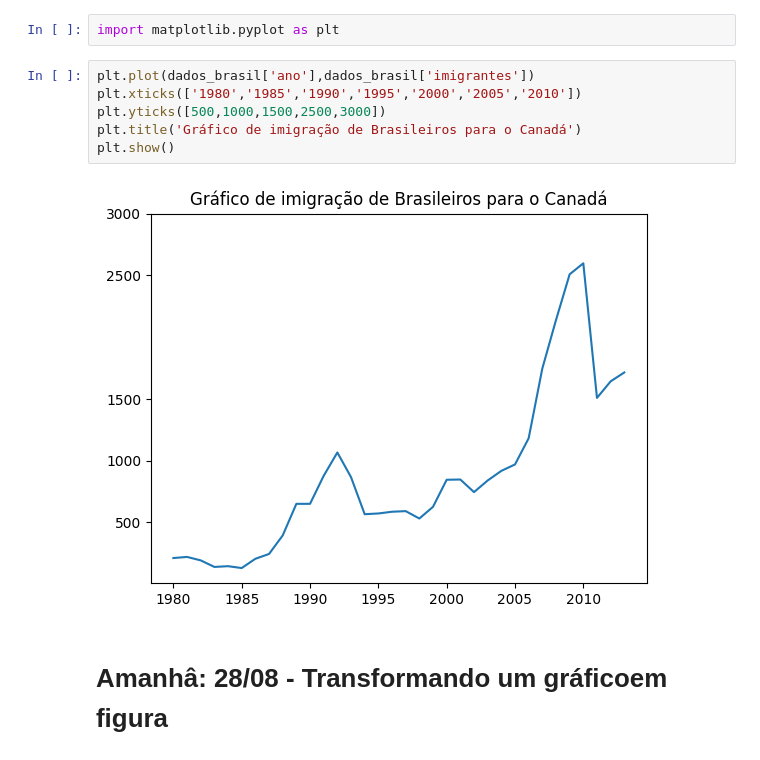
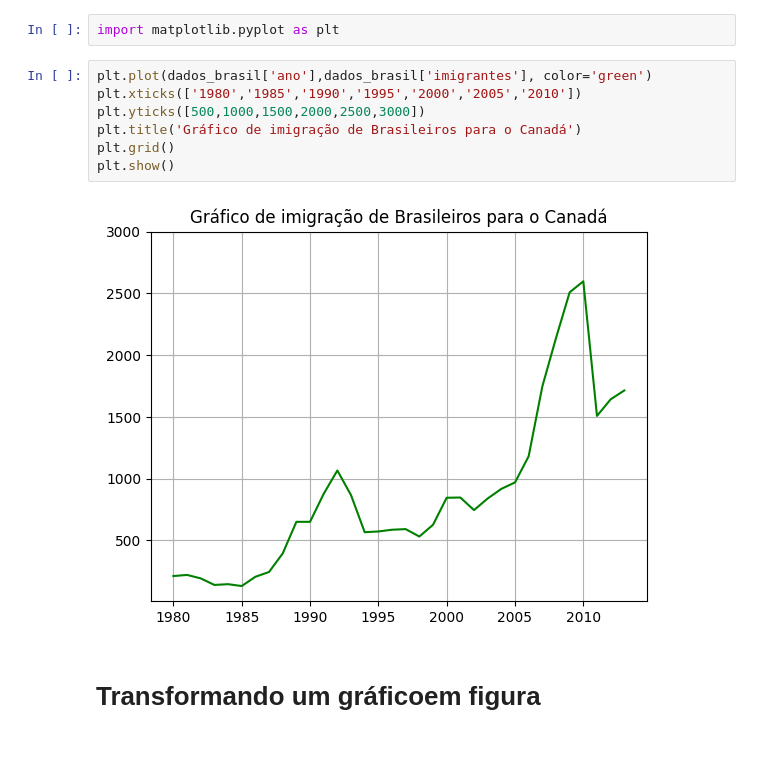
Before and after one commit to GLuizHB/semanaestatistica, a Jupyter notebook: notebooks/brasil_canada.ipynb, the cells around one changed output. Drawn from its saved outputs; the diff is of its cells as text.

```diff
--- a/notebooks/brasil_canada.ipynb
+++ b/notebooks/brasil_canada.ipynb
@@ -240,12 +241,13 @@ Requirement already satisfied: six>=1.5 in c:\users\ead\desktop\luiz\semanaestat
 # %%
 import matplotlib.pyplot as plt
 # %%
-plt.plot(dados_brasil['ano'],dados_brasil['imigrantes'])
+plt.plot(dados_brasil['ano'],dados_brasil['imigrantes'], color='green')
 plt.xticks(['1980','1985','1990','1995','2000','2005','2010'])
-plt.yticks([500,1000,1500,2500,3000])
+plt.yticks([500,1000,1500,2000,2500,3000])
 plt.title('Gráfico de imigração de Brasileiros para o Canadá')
+plt.grid()
 plt.show()
 # %% [output]
-[figure, old version]
+[figure, new version]
 # %% [markdown]
-# Amanhâ: 28/08 - Transformando um gráficoem figura
+# Transformando um gráficoem figura
```
Also changed, not shown: parts of 4 cells of this notebook, 1 other file.
